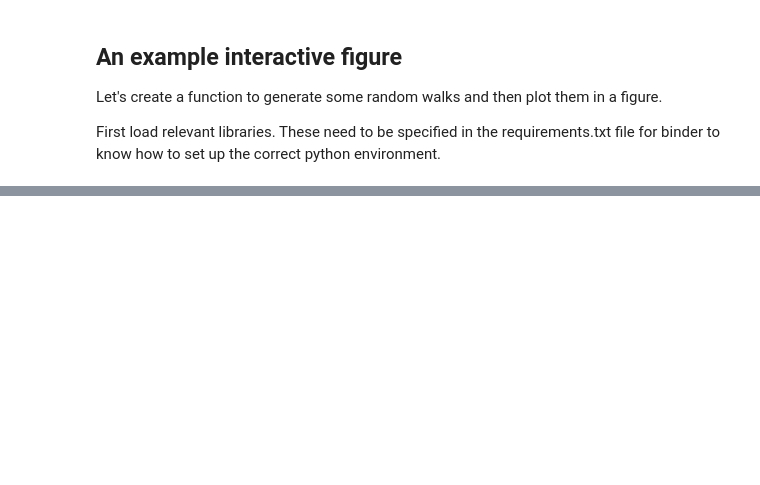
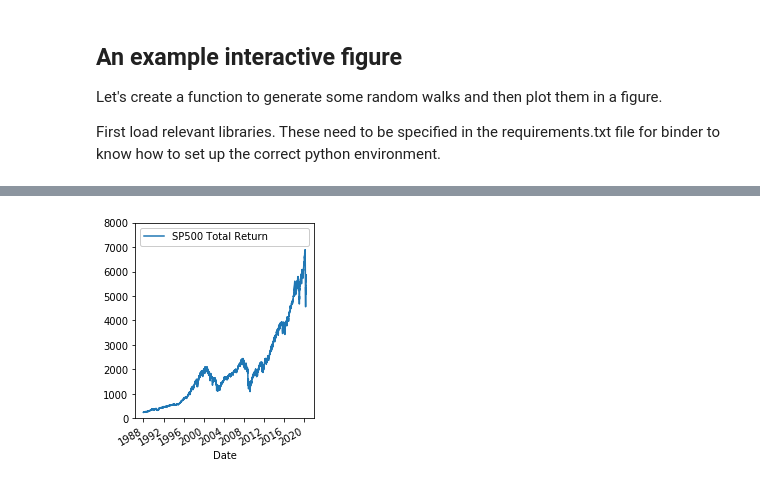
Before and after one commit to colm-connaughton/figure-test, a Jupyter notebook: figure.ipynb, the cells around one changed output, grey strips where cells are left out. Drawn from its saved outputs; the diff is of its cells as text; code cells hidden in the pictures; blank space fills up the shorter version.

Commit message:
Testing whether it is possible to get binder to work with yfinance package to download financial data from Yahoo.

```diff
--- a/figure.ipynb
+++ b/figure.ipynb
@@ -48,0 +57,23 @@ ax.legend()
+# %%
+# Test downloading and plotting financial data
+import yfinance as yf
+import package.figures as figs
+
+# Download the SP500 data from Yahoo
+ticker = yf.Ticker('^SP500TR')
+SP500_df = ticker.history(period="max")
+
+# Create a basic plot using the plotting template defined in the package
+fig, ax = figs.standard_plot(SP500_df, ['Close'], {'Close':'SP500 Total Return'}, ratio=1.0)
+
+# Tweak the figure
+ax.set_ylim([0.0, 8000])
+
+# Save the figure
+fig.savefig('tmp.png', bbox_inches='tight')
+plt.close()
+# %%
+# Show the figure
+fig
+# %% [output]
+[figure, added]
```
Also changed, not shown: parts of 2 cells of this notebook, 6 other files.
